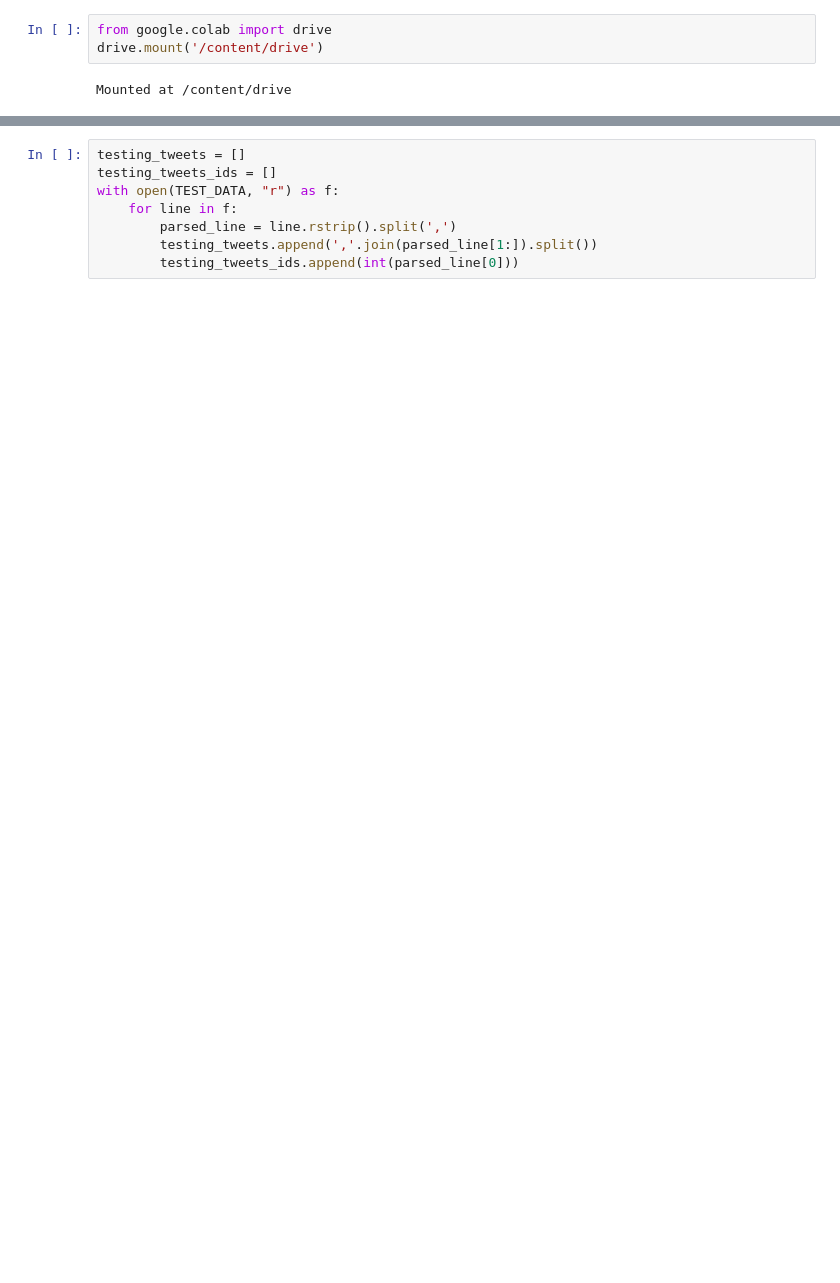
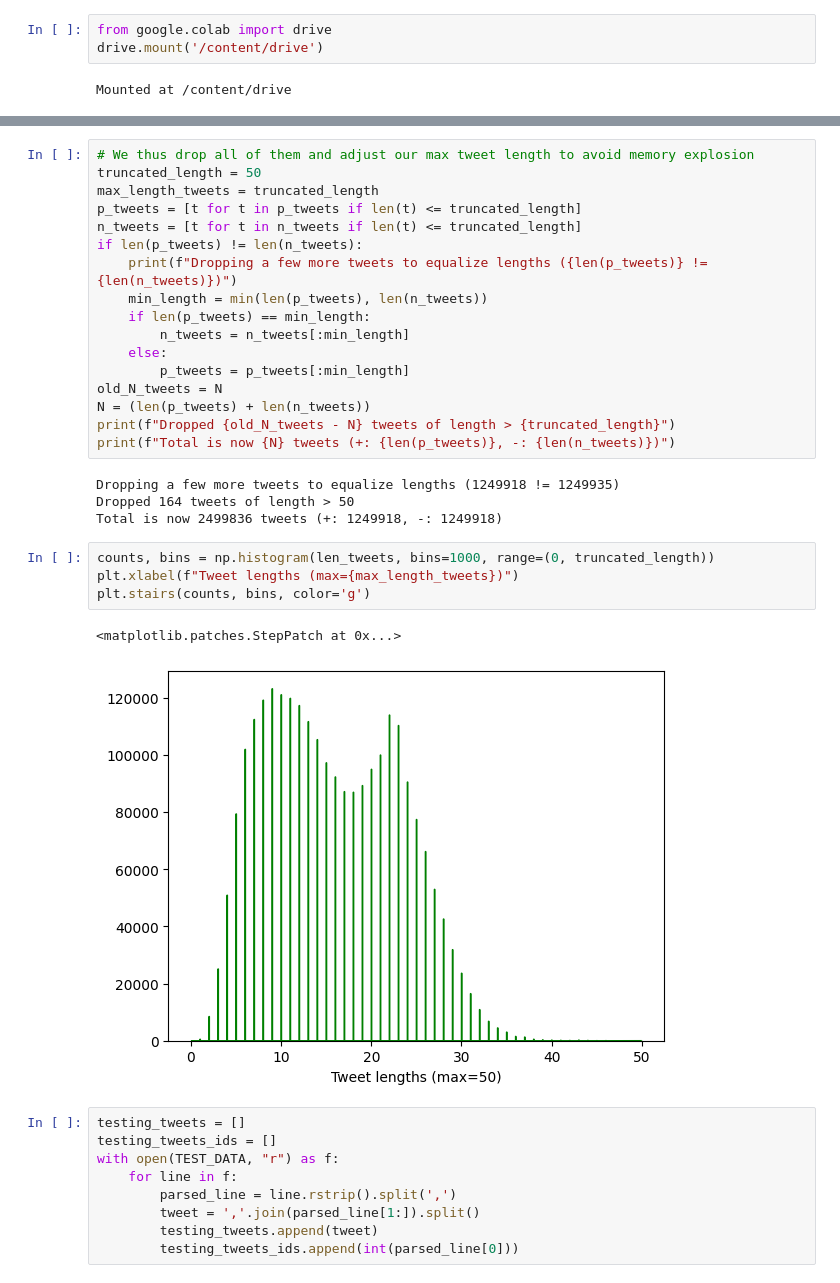
Before and after one commit to mathurin-chritin/ml-project2, a Jupyter notebook: modified_load_tweets.ipynb, the cells around one changed output, grey strips where cells are left out. Saved outputs shown, nothing was run; the diff lists cells and outputs as text; blank space fills up the shorter version.

```diff
--- a/modified_load_tweets.ipynb
+++ b/modified_load_tweets.ipynb
@@ -50,9 +73,38 @@ combined_tweets = n_tweets + p_tweets
+# %%
+# We thus drop all of them and adjust our max tweet length to avoid memory explosion
+truncated_length = 50
+max_length_tweets = truncated_length
+p_tweets = [t for t in p_tweets if len(t) <= truncated_length]
+n_tweets = [t for t in n_tweets if len(t) <= truncated_length]
+if len(p_tweets) != len(n_tweets):
+    print(f"Dropping a few more tweets to equalize lengths ({len(p_tweets)} != {len(n_tweets)})")
+    min_length = min(len(p_tweets), len(n_tweets))
+    if len(p_tweets) == min_length:
+        n_tweets = n_tweets[:min_length]
+    else:
+        p_tweets = p_tweets[:min_length]
+old_N_tweets = N
+N = (len(p_tweets) + len(n_tweets))
+print(f"Dropped {old_N_tweets - N} tweets of length > {truncated_length}")
+print(f"Total is now {N} tweets (+: {len(p_tweets)}, -: {len(n_tweets)})")
+# %% [output]
+Dropping a few more tweets to equalize lengths (1249918 != 1249935)
+Dropped 164 tweets of length > 50
+Total is now 2499836 tweets (+: 1249918, -: 1249918)
+# %%
+counts, bins = np.histogram(len_tweets, bins=1000, range=(0, truncated_length))
+plt.xlabel(f"Tweet lengths (max={max_length_tweets})")
+plt.stairs(counts, bins, color='g')
+# %% [output]
+<matplotlib.patches.StepPatch at 0x...>
+[figure, added]
 # %%
 testing_tweets = []
 testing_tweets_ids = []
 with open(TEST_DATA, "r") as f:
     for line in f:
         parsed_line = line.rstrip().split(',')
-        testing_tweets.append(','.join(parsed_line[1:]).split())
+        tweet = ','.join(parsed_line[1:]).split()
+        testing_tweets.append(tweet)
         testing_tweets_ids.append(int(parsed_line[0]))
 # %%
```
Also changed, not shown: parts of 14 cells of this notebook.
